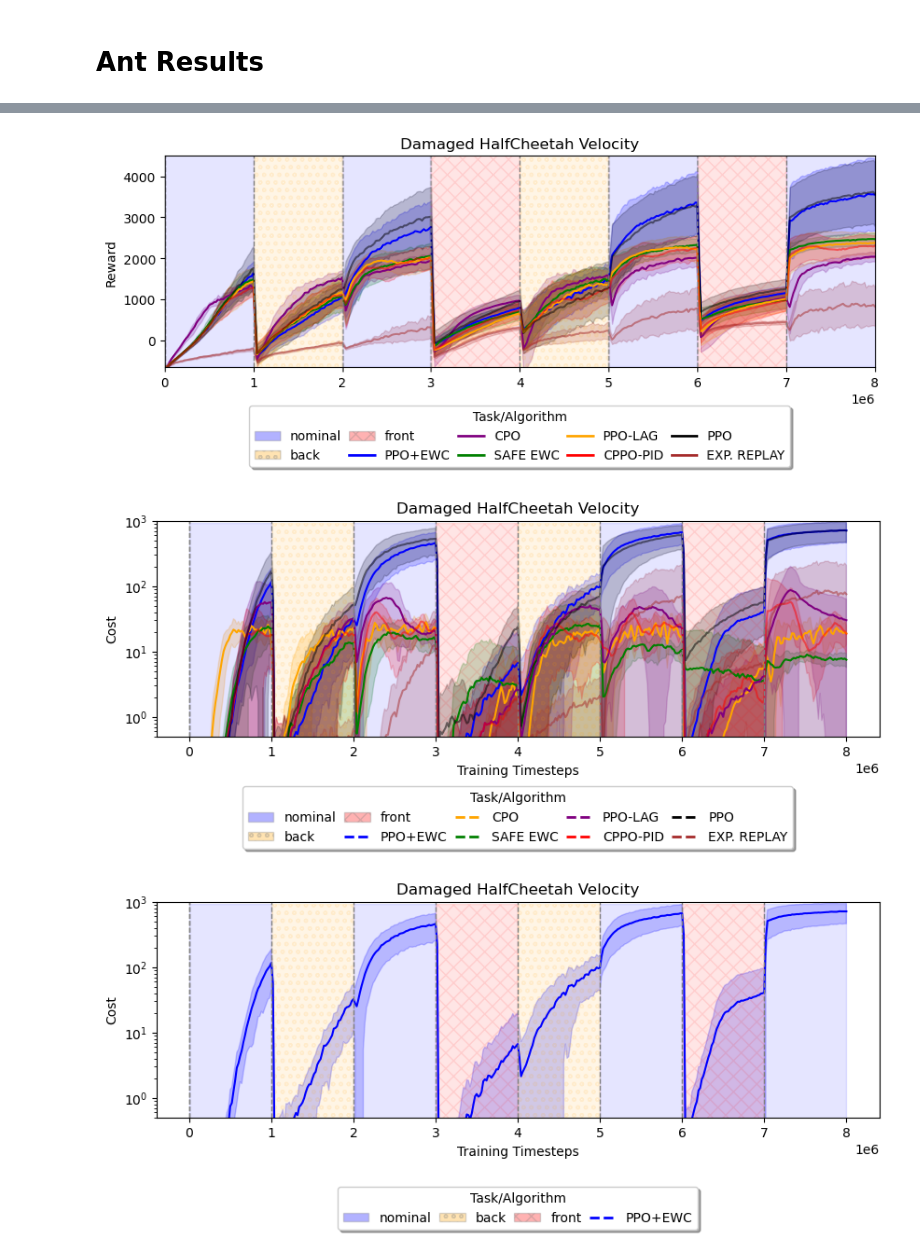
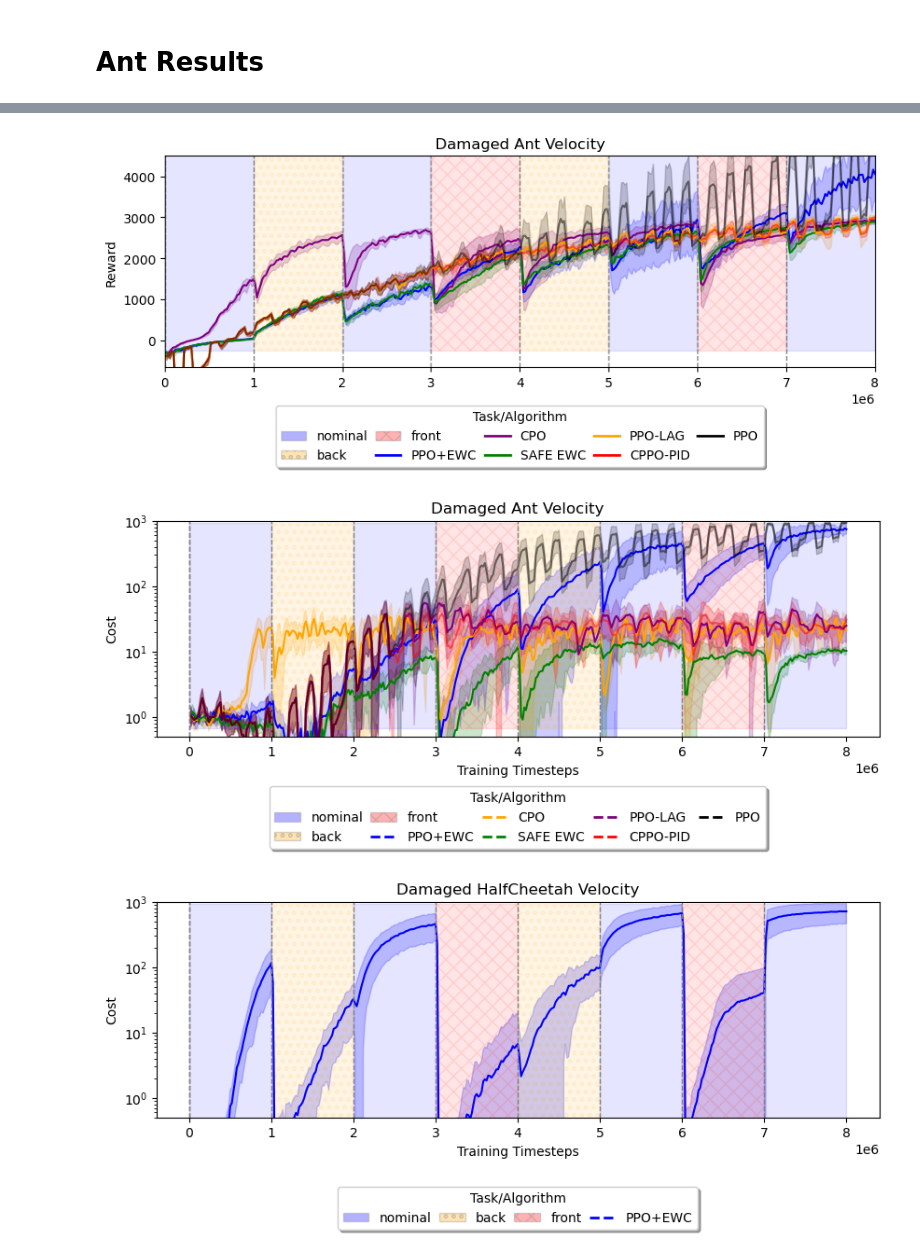
Before and after one commit to MACS-Research-Lab/safe-crl, a Jupyter notebook: code/Analyze Results Ant.ipynb, the cells around one changed output, grey strips where cells are left out. Cells and saved outputs as stored; diff of their text form; code cells hidden in the pictures.

```diff
--- a/code/Analyze Results Ant.ipynb
+++ b/code/Analyze Results Ant.ipynb
@@ -522,18 +476,13 @@ def convert_reward(safe_ewc):
     safe_ewc['Metrics/EpRet'] += 5* safe_ewc['Metrics/EpCost']
     return safe_ewc
 # %%
-safe_ewc_0 = convert_reward(pd.read_csv('./results/ant/ppo_ewc_cost_0.csv'))
-safe_ewc_1 = convert_reward(pd.read_csv('./results/ant/ppo_ewc_cost_1.csv'))
-safe_ewc_2 = convert_reward(pd.read_csv('./results/ant/ppo_ewc_cost_2.csv'))
-safe_ewc_3 = convert_reward(pd.read_csv('./results/ant/ppo_ewc_cost_3.csv'))
-safe_ewc_4 = convert_reward(pd.read_csv('./results/ant/ppo_ewc_cost_4.csv'))
-safe_ewc_5 = convert_reward(pd.read_csv('./results/ant/ppo_ewc_cost_5.csv'))
-safe_ewc_6 = convert_reward(pd.read_csv('./results/ant/ppo_ewc_cost_6.csv'))
-safe_ewc_7 = convert_reward(pd.read_csv('./results/ant/ppo_ewc_cost_7.csv'))
-safe_ewc_8 = convert_reward(pd.read_csv('./results/ant/ppo_ewc_cost_8.csv'))
-safe_ewc_9 = convert_reward(pd.read_csv('./results/ant/ppo_ewc_cost_9.csv'))
+safe_ewc_0 = convert_reward(pd.read_csv('./results/ant/safe_ewc_0.csv'))
+safe_ewc_1 = convert_reward(pd.read_csv('./results/ant/safe_ewc_1.csv'))
+safe_ewc_2 = convert_reward(pd.read_csv('./results/ant/safe_ewc_2.csv'))
+safe_ewc_3 = convert_reward(pd.read_csv('./results/ant/safe_ewc_3.csv'))
+safe_ewc_4 = convert_reward(pd.read_csv('./results/ant/safe_ewc_4.csv'))
 
-safe_ewc_list = [safe_ewc_0, safe_ewc_1, safe_ewc_2, safe_ewc_3, safe_ewc_4, safe_ewc_5, safe_ewc_6, safe_ewc_7, safe_ewc_8, safe_ewc_9]
+safe_ewc_list = [safe_ewc_0, safe_ewc_1, safe_ewc_2, safe_ewc_3, safe_ewc_4]
 
 safe_ewc_rewards = [results['Metrics/EpRet'] for results in safe_ewc_list]
 safe_ewc_costs = [results['Metrics/EpCost'] for results in safe_ewc_list]
@@ -686,7 +635,7 @@ def plot_rewards(algorithms, ymax=None, save=False, name=None, bigger=False):
 
     # plt.xlabel("Training Timesteps")
     plt.ylabel("Reward")
-    plt.title("Damaged HalfCheetah Velocity")
+    plt.title("Damaged Ant Velocity")
     if ymax is not None:
         plt.ylim(-670, ymax)
 
@@ -707,5 +656,5 @@ plot_rewards(algorithms, 2750, True, 'reward_halfant')
 # %%
-algorithms = ['PPO+EWC', 'CPO', 'Safe EWC', 'PPO-Lag', 'CPPO-PID', 'PPO', 'Exp. Replay']
+algorithms = ['PPO+EWC', 'CPO', 'Safe EWC', 'PPO-Lag', 'CPPO-PID', 'PPO']
 for algorithm in algorithms:
     plot_rewards([algorithm], 4500, True, f'{algorithm}_halfant_reward', bigger=True)
 # %% [output]
@@ -719,7 +667,7 @@ for algorithm in algorithms:
 # %%
-plot_rewards(algorithms, 4500, True, f'all_halfant_reward', bigger=True)
+plot_rewards(algorithms, 4500, True, f'all_ant_reward', bigger=True)
 # %% [output]
-[figure, old version]
+[figure, new version]
 # %%
 def plot_costs(algorithms, ymax=None, save=False, name=None):
     plt.figure(figsize=(10,3))
@@ -838,7 +786,7 @@ def plot_costs(algorithms, ymax=None, save=False, name=None):
 
     plt.xlabel("Training Timesteps")
     plt.ylabel("Cost")
-    plt.title("Damaged HalfCheetah Velocity")
+    plt.title("Damaged Ant Velocity")
     if ymax is not None:
         plt.ylim(0.5, ymax)
     plt.yscale('log')
@@ -846,9 +794,9 @@ def plot_costs(algorithms, ymax=None, save=False, name=None):
     if save:
         plt.savefig(f'./results/plots/{name}.png', bbox_inches='tight')
 # %%
-plot_costs(algorithms, 1000, True, 'all_halfant_cost')
+plot_costs(algorithms, 1000, True, 'all_ant_cost')
 # %% [output]
-[figure, old version]
+[figure, new version]
 # %%
 algorithms = ['PPO+EWC', 'CPO', 'Safe EWC', 'PPO-Lag', 'CPPO-PID', 'PPO', 'Exp. Replay']
 for algorithm in algorithms:
```
Also changed, not shown: parts of 18 cells of this notebook, 45 other files.
